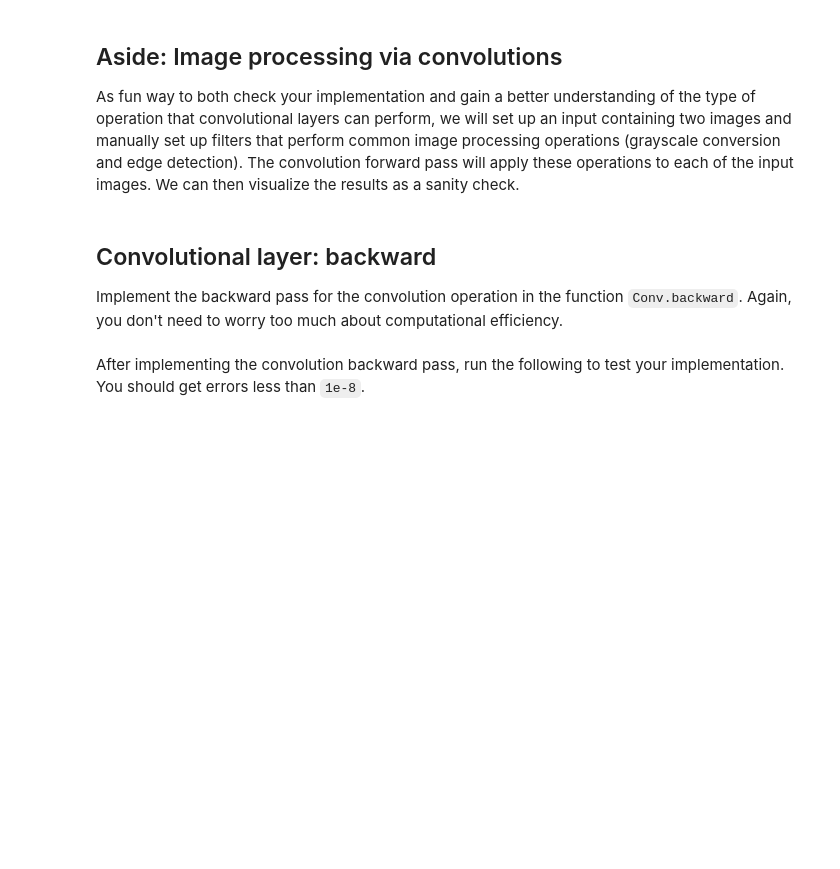
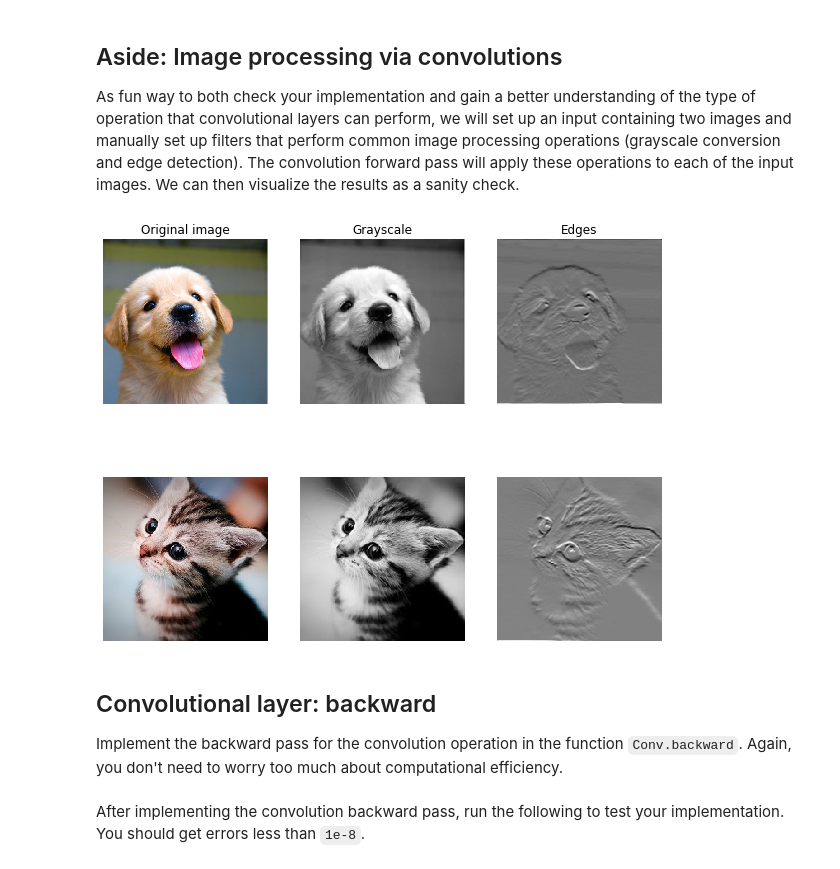
Before and after one commit to engineerJPark/EECS-498-007, a Jupyter notebook: Assignment/A3/convolutional_networks.ipynb, the cells around one changed output. Drawn from its saved outputs; the diff is of its cells as text; code cells hidden in the pictures; blank space fills up the shorter version.

```diff
--- a/Assignment/A3/convolutional_networks.ipynb
+++ b/Assignment/A3/convolutional_networks.ipynb
@@ -187,7 +187,7 @@ def conv_forward(x, w, b, conv_param):
       for h_out in range(H_out):
         idx_w = 0
         for w_out in range(W_out):
-          out[n, f, h_out, w_out] = (x_copy[n,:,idx_h:idx_h + HH, idx_w:idx_w + WW]*(w[f])).sum().to(**to_double_cuda) + b[f].to(**to_double_cuda)
+          out[n, f, h_out, w_out] = (x_copy[n,:,idx_h:idx_h + HH, idx_w:idx_w + WW].to(**to_double_cuda)*(w[f].to(**to_double_cuda))).sum() + b[f].to(**to_double_cuda)
           idx_w += stride
         idx_h += stride
   # print(out)
@@ -267,37 +266,39 @@ w[1, 2, :, :] = torch.tensor([[1, 2, 1], [0, 0, 0], [-1, -2, -1]])
 # Vector of biases. We don't need any bias for the grayscale
 # filter, but for the edge detection filter we want to add 128
 # to each output so that nothing is negative.
 b = torch.tensor([0, 128], dtype=x.dtype)
 
 # Compute the result of convolving each input in x with each filter in w,
 # offsetting by b, and storing the results in out.
 out, _ = Conv.forward(x, w, b, {'stride': 1, 'pad': 1})
 
 def imshow_no_ax(img, normalize=True):
   """ Tiny helper to show images as uint8 and remove axis labels """
   if normalize:
     img_max, img_min = img.max(), img.min()
     img = 255.0 * (img - img_min) / (img_max - img_min)
   plt.imshow(img)
   plt.gca().axis('off')
 
 # Show the original images and the results of the conv operation
 plt.subplot(2, 3, 1)
 imshow_no_ax(puppy, normalize=False)
 plt.title('Original image')
 plt.subplot(2, 3, 2)
-imshow_no_ax(out[0, 0])
+imshow_no_ax(out[0, 0].cpu())
 plt.title('Grayscale')
 plt.subplot(2, 3, 3)
-imshow_no_ax(out[0, 1])
+imshow_no_ax(out[0, 1].cpu())
 plt.title('Edges')
 plt.subplot(2, 3, 4)
 imshow_no_ax(kitten_cropped, normalize=False)
 plt.subplot(2, 3, 5)
-imshow_no_ax(out[1, 0])
+imshow_no_ax(out[1, 0].cpu())
 plt.subplot(2, 3, 6)
-imshow_no_ax(out[1, 1])
+imshow_no_ax(out[1, 1].cpu())
 plt.show()
+# %% [output]
+[figure, added]
 # %% [markdown]
 ## Convolutional layer: backward
 Implement the backward pass for the convolution operation in the function `Conv.backward`. Again, you don't need to worry too much about computational efficiency.
```
Also changed, not shown: parts of 7 cells of this notebook.
